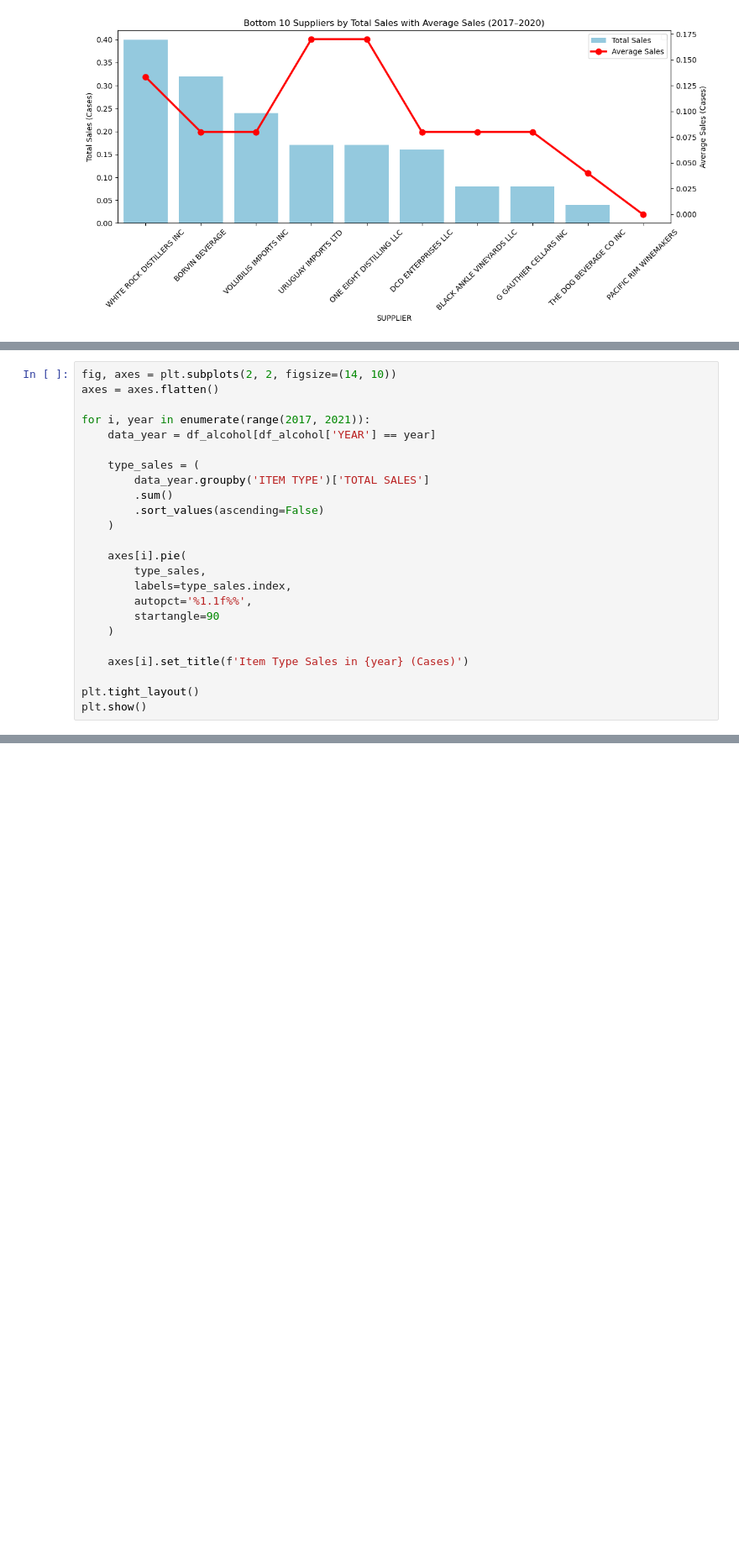
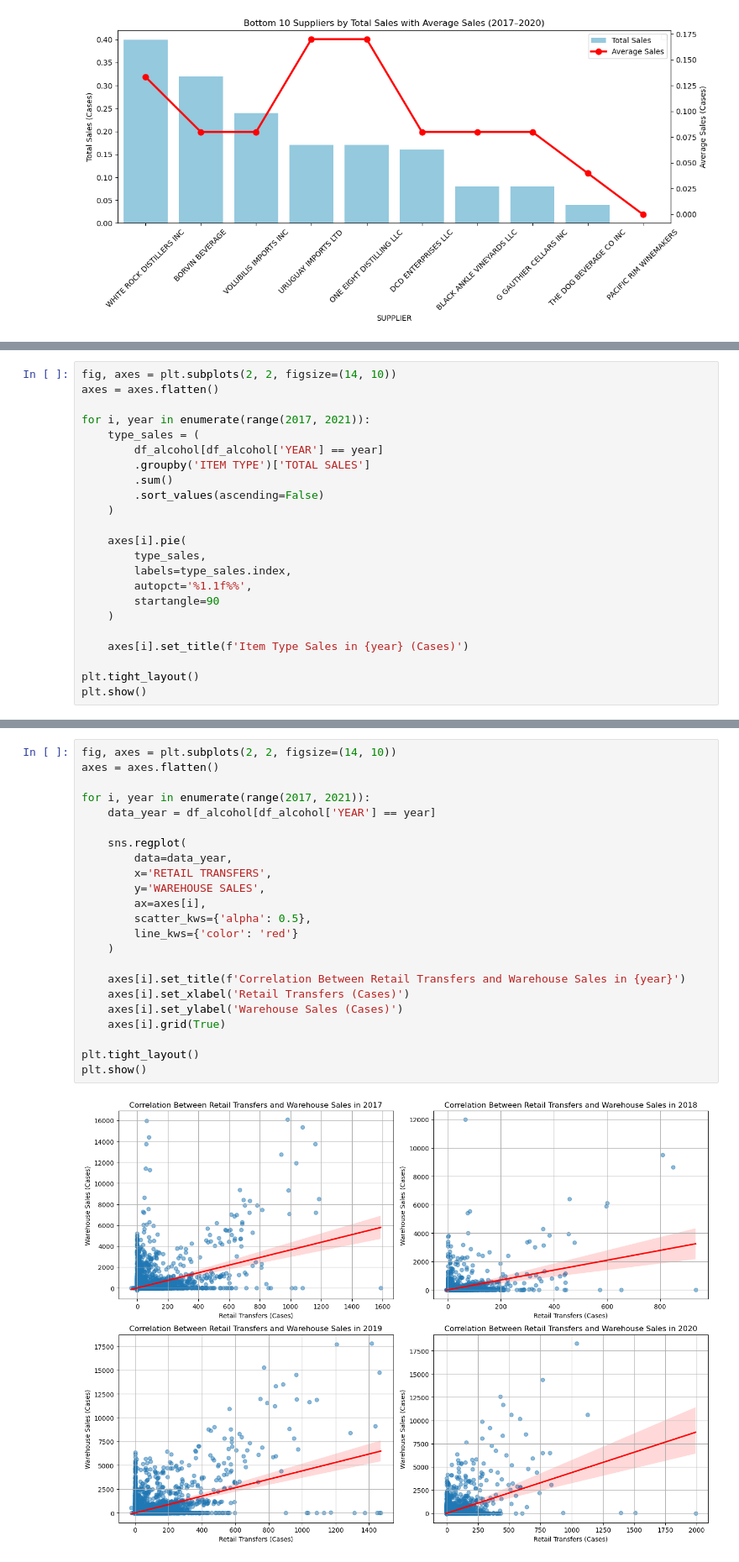
Before and after one commit to dttdat/U.S.-Alcoholic-Beverage-Sales-Analysis, a Jupyter notebook: notebook.ipynb, the cells around one changed output, grey strips where cells are left out. Shown at 84% size. Cells and saved outputs as stored; diff of their text form; blank space fills up the shorter version.

```diff
--- a/notebook.ipynb
+++ b/notebook.ipynb
@@ -287,10 +290,9 @@ fig, axes = plt.subplots(2, 2, figsize=(14, 10))
 axes = axes.flatten()
 
 for i, year in enumerate(range(2017, 2021)):
-    data_year = df_alcohol[df_alcohol['YEAR'] == year]
-
     type_sales = (
-        data_year.groupby('ITEM TYPE')['TOTAL SALES']
+        df_alcohol[df_alcohol['YEAR'] == year]
+        .groupby('ITEM TYPE')['TOTAL SALES']
         .sum()
         .sort_values(ascending=False)
     )
@@ -346,0 +313,25 @@ plt.show()
+# %%
+fig, axes = plt.subplots(2, 2, figsize=(14, 10))
+axes = axes.flatten()
+
+for i, year in enumerate(range(2017, 2021)):
+    data_year = df_alcohol[df_alcohol['YEAR'] == year]
+
+    sns.regplot(
+        data=data_year,
+        x='RETAIL TRANSFERS',
+        y='WAREHOUSE SALES',
+        ax=axes[i],
+        scatter_kws={'alpha': 0.5},
+        line_kws={'color': 'red'}
+    )
+
+    axes[i].set_title(f'Correlation Between Retail Transfers and Warehouse Sales in {year}')
+    axes[i].set_xlabel('Retail Transfers (Cases)')
+    axes[i].set_ylabel('Warehouse Sales (Cases)')
+    axes[i].grid(True)
+
+plt.tight_layout()
+plt.show()
+# %% [output]
+[figure, added]
```
Also changed, not shown: parts of 12 cells of this notebook, 1 other file.
